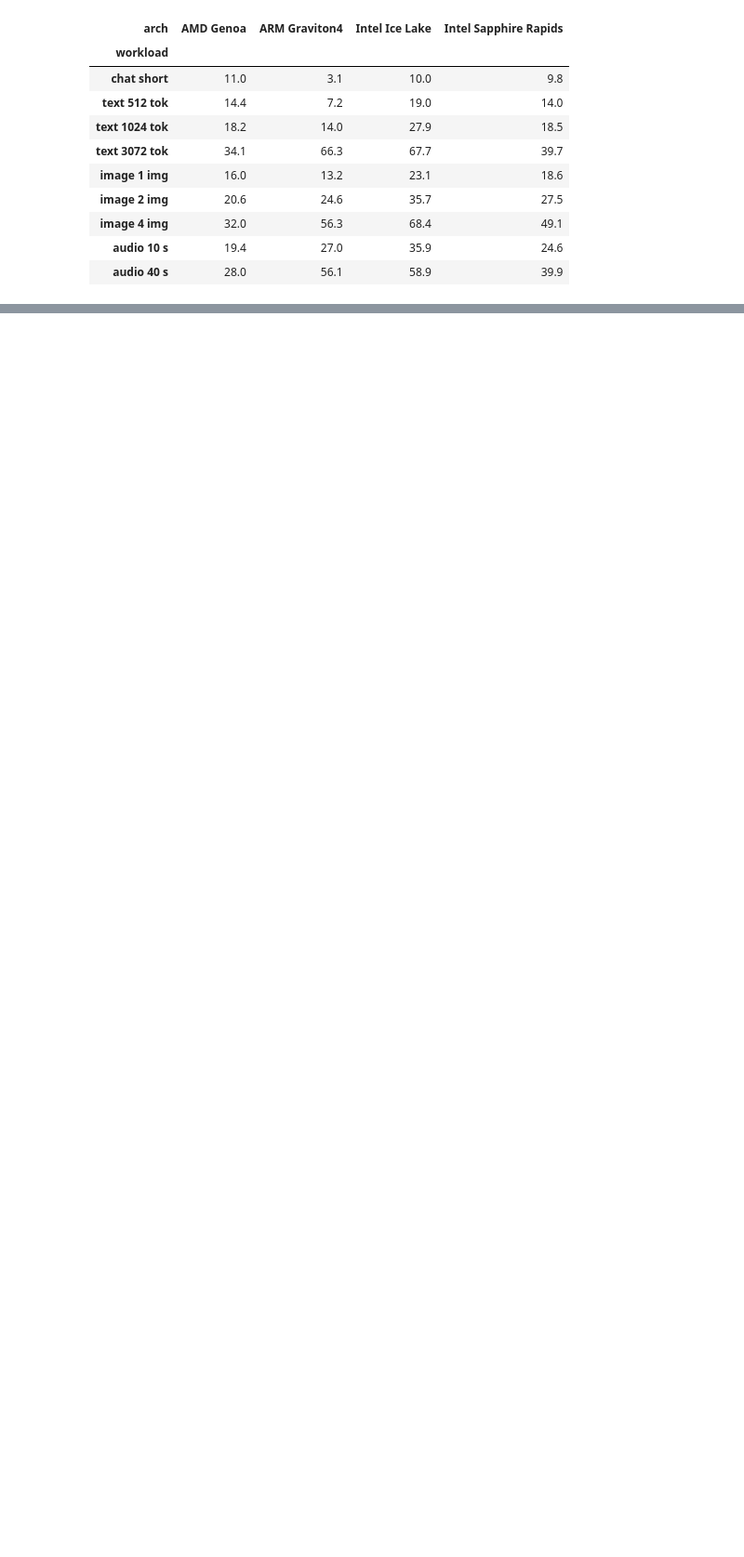
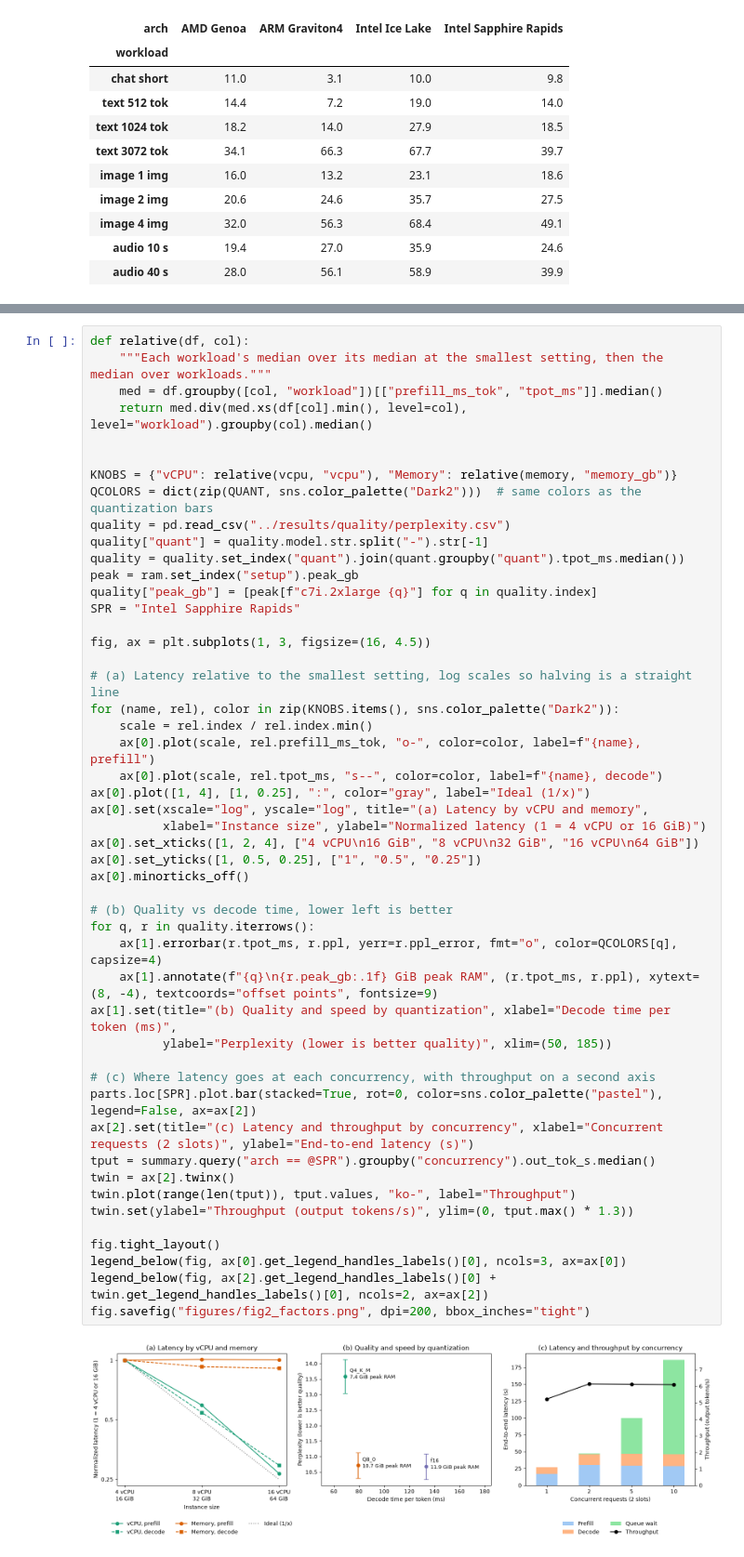
Before and after one commit to clv07/aws-mm-router, a Jupyter notebook: analysis/plot.ipynb, the cells around one changed output, grey strips where cells are left out. Shown at 93% size. Cells and saved outputs as stored; diff of their text form; blank space fills up the shorter version.

```diff
--- a/analysis/plot.ipynb
+++ b/analysis/plot.ipynb
@@ -360,0 +452,51 @@ fig.tight_layout()
+# %%
+def relative(df, col):
+    """Each workload's median over its median at the smallest setting, then the median over workloads."""
+    med = df.groupby([col, "workload"])[["prefill_ms_tok", "tpot_ms"]].median()
+    return med.div(med.xs(df[col].min(), level=col), level="workload").groupby(col).median()
+
+
+KNOBS = {"vCPU": relative(vcpu, "vcpu"), "Memory": relative(memory, "memory_gb")}
+QCOLORS = dict(zip(QUANT, sns.color_palette("Dark2")))  # same colors as the quantization bars
+quality = pd.read_csv("../results/quality/perplexity.csv")
+quality["quant"] = quality.model.str.split("-").str[-1]
+quality = quality.set_index("quant").join(quant.groupby("quant").tpot_ms.median())
+peak = ram.set_index("setup").peak_gb
+quality["peak_gb"] = [peak[f"c7i.2xlarge {q}"] for q in quality.index]
+SPR = "Intel Sapphire Rapids"
+
+fig, ax = plt.subplots(1, 3, figsize=(16, 4.5))
+
+# (a) Latency relative to the smallest setting, log scales so halving is a straight line
+for (name, rel), color in zip(KNOBS.items(), sns.color_palette("Dark2")):
+    scale = rel.index / rel.index.min()
+    ax[0].plot(scale, rel.prefill_ms_tok, "o-", color=color, label=f"{name}, prefill")
+    ax[0].plot(scale, rel.tpot_ms, "s--", color=color, label=f"{name}, decode")
+ax[0].plot([1, 4], [1, 0.25], ":", color="gray", label="Ideal (1/x)")
+ax[0].set(xscale="log", yscale="log", title="(a) Latency by vCPU and memory",
+          xlabel="Instance size", ylabel="Normalized latency (1 = 4 vCPU or 16 GiB)")
+ax[0].set_xticks([1, 2, 4], ["4 vCPU\n16 GiB", "8 vCPU\n32 GiB", "16 vCPU\n64 GiB"])
+ax[0].set_yticks([1, 0.5, 0.25], ["1", "0.5", "0.25"])
+ax[0].minorticks_off()
+
+# (b) Quality vs decode time, lower left is better
+for q, r in quality.iterrows():
+    ax[1].errorbar(r.tpot_ms, r.ppl, yerr=r.ppl_error, fmt="o", color=QCOLORS[q], capsize=4)
+    ax[1].annotate(f"{q}\n{r.peak_gb:.1f} GiB peak RAM", (r.tpot_ms, r.ppl), xytext=(8, -4), textcoords="offset points", fontsize=9)
+ax[1].set(title="(b) Quality and speed by quantization", xlabel="Decode time per token (ms)",
+          ylabel="Perplexity (lower is better quality)", xlim=(50, 185))
+
+# (c) Where latency goes at each concurrency, with throughput on a second axis
+parts.loc[SPR].plot.bar(stacked=True, rot=0, color=sns.color_palette("pastel"), legend=False, ax=ax[2])
+ax[2].set(title="(c) Latency and throughput by concurrency", xlabel="Concurrent requests (2 slots)", ylabel="End-to-end latency (s)")
+tput = summary.query("arch == @SPR").groupby("concurrency").out_tok_s.median()
+twin = ax[2].twinx()
+twin.plot(range(len(tput)), tput.values, "ko-", label="Throughput")
+twin.set(ylabel="Throughput (output tokens/s)", ylim=(0, tput.max() * 1.3))
+
+fig.tight_layout()
+legend_below(fig, ax[0].get_legend_handles_labels()[0], ncols=3, ax=ax[0])
+legend_below(fig, ax[2].get_legend_handles_labels()[0] + twin.get_legend_handles_labels()[0], ncols=2, ax=ax[2])
+fig.savefig("figures/fig2_factors.png", dpi=200, bbox_inches="tight")
+# %% [output]
+[figure, added]
```
Also changed, not shown: parts of 11 cells of this notebook.
